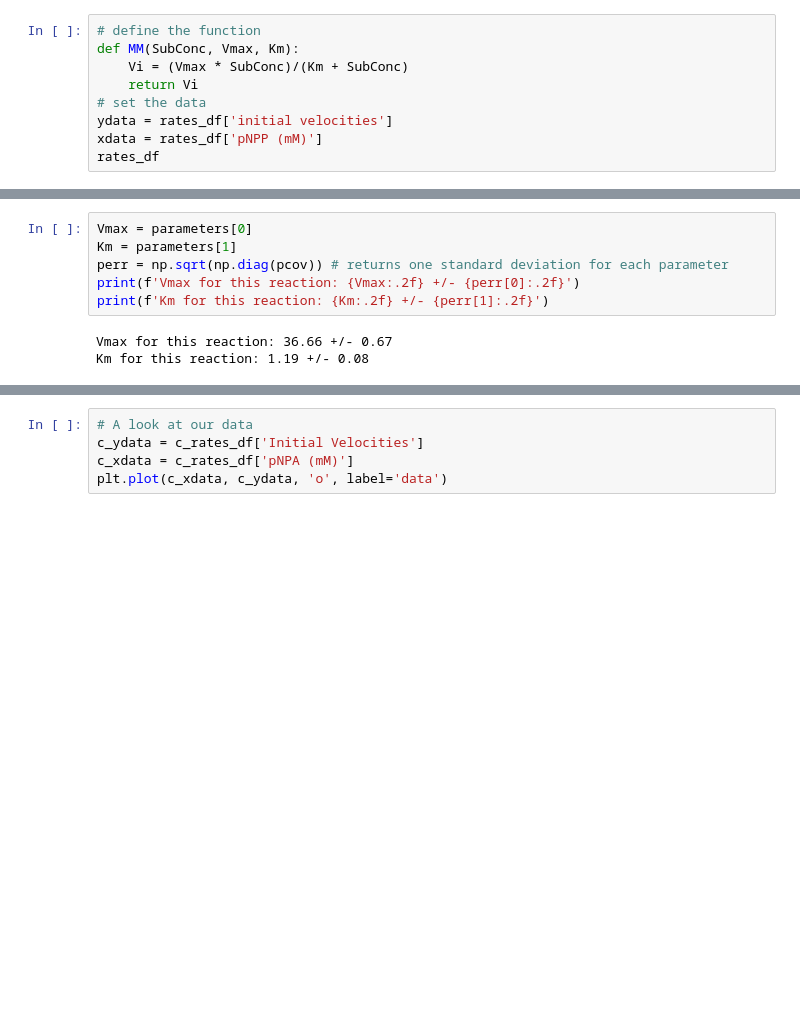
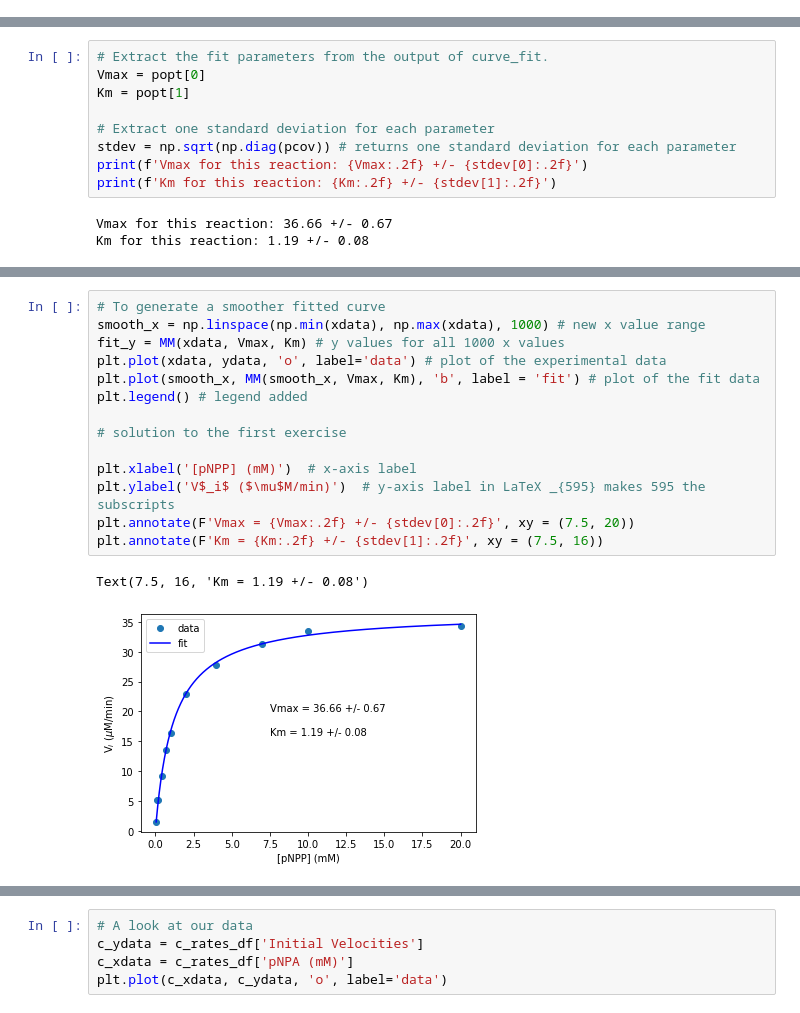
Before and after one commit to MolSSI-Education/python-scripting-biochemistry, a Jupyter notebook: biochemist-python/chapters/Non-Linear Regression Part 2.ipynb, the cells around one changed output, grey strips where cells are left out. Cells and saved outputs as stored; diff of their text form; blank space fills up the shorter version.

```diff
--- a/biochemist-python/chapters/Non-Linear Regression Part 2.ipynb
+++ b/biochemist-python/chapters/Non-Linear Regression Part 2.ipynb
@@ -78,12 +93,3 @@ plt.plot(xdata, ydata, 'o', label='data')
 # %% [output]
 [<matplotlib.lines.Line2D at 0x...>]
 [figure]
-# %%
-# define the function
-def MM(SubConc, Vmax, Km):
-    Vi = (Vmax * SubConc)/(Km + SubConc)
-    return Vi
-# set the data
-ydata = rates_df['initial velocities']
-xdata = rates_df['pNPP (mM)']
-rates_df
@@ -169,9 +186,12 @@ popt, pcov = curve_fit(MM, xdata, ydata)
 # %%
-Vmax = parameters[0]
-Km = parameters[1]
-perr = np.sqrt(np.diag(pcov)) # returns one standard deviation for each parameter
-print(f'Vmax for this reaction: {Vmax:.2f} +/- {perr[0]:.2f}')
-print(f'Km for this reaction: {Km:.2f} +/- {perr[1]:.2f}')
+# Extract the fit parameters from the output of curve_fit.
+Vmax = popt[0]
+Km = popt[1]
+
+# Extract one standard deviation for each parameter
+stdev = np.sqrt(np.diag(pcov)) # returns one standard deviation for each parameter
+print(f'Vmax for this reaction: {Vmax:.2f} +/- {stdev[0]:.2f}')
+print(f'Km for this reaction: {Km:.2f} +/- {stdev[1]:.2f}')
 # %% [output]
 Vmax for this reaction: 36.66 +/- 0.67
 Km for this reaction: 1.19 +/- 0.08
@@ -198,0 +215,17 @@ Take the data you generated with chymotrypsin and do the same thing.
+# %%
+# To generate a smoother fitted curve
+smooth_x = np.linspace(np.min(xdata), np.max(xdata), 1000) # new x value range
+fit_y = MM(xdata, Vmax, Km) # y values for all 1000 x values
+plt.plot(xdata, ydata, 'o', label='data') # plot of the experimental data
+plt.plot(smooth_x, MM(smooth_x, Vmax, Km), 'b', label = 'fit') # plot of the fit data
+plt.legend() # legend added
+
+# solution to the first exercise
+
+plt.xlabel('[pNPP] (mM)')  # x-axis label
+plt.ylabel('V$_i$ ($\mu$M/min)')  # y-axis label in LaTeX _{595} makes 595 the subscripts
+plt.annotate(F'Vmax = {Vmax:.2f} +/- {stdev[0]:.2f}', xy = (7.5, 20))
+plt.annotate(F'Km = {Km:.2f} +/- {stdev[1]:.2f}', xy = (7.5, 16))
+# %% [output]
+Text(7.5, 16, 'Km = 1.19 +/- 0.08')
+[figure, added]
```
Also changed, not shown: parts of 22 cells of this notebook.
